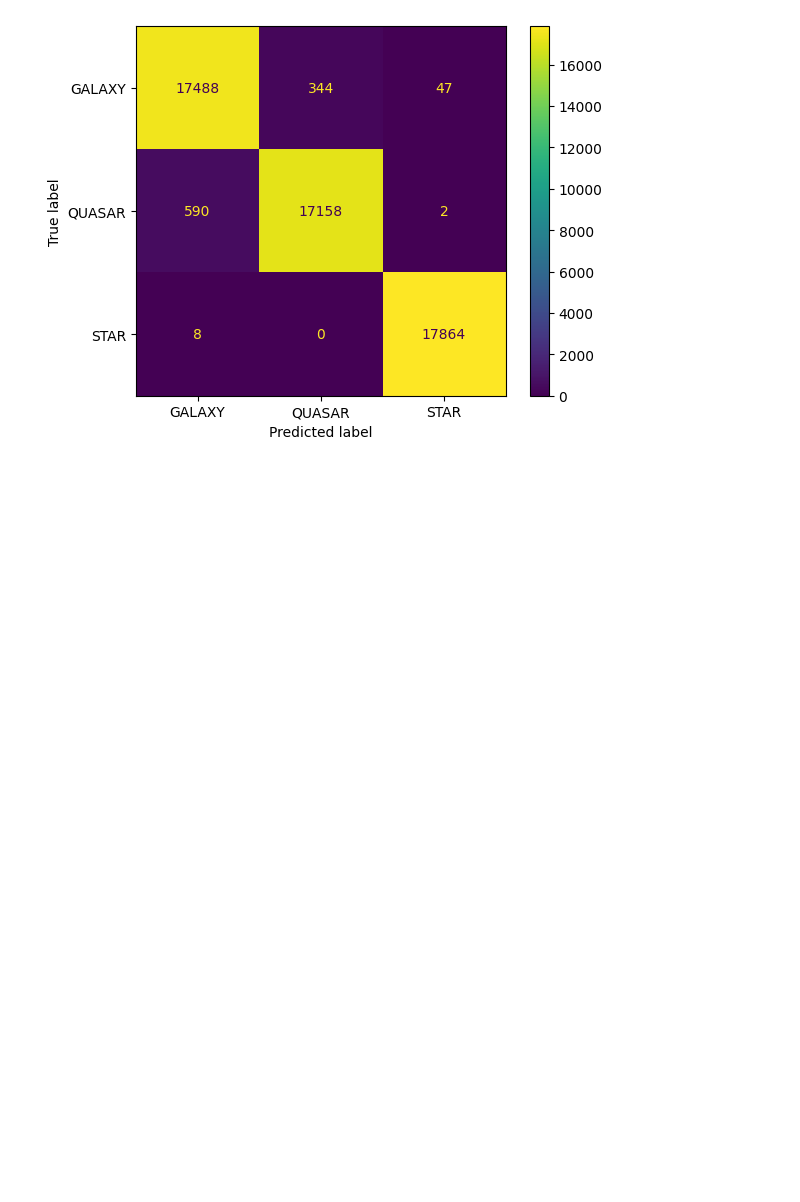
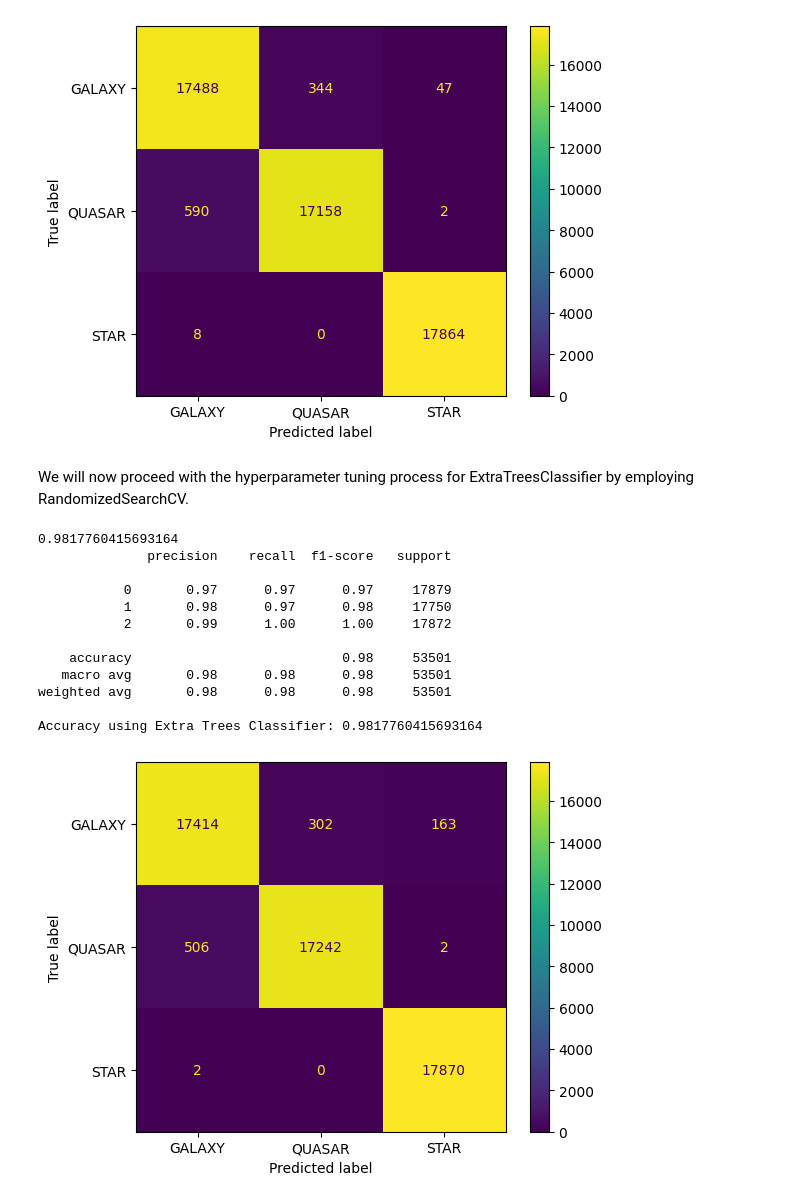
Before and after one commit to Ahmed-Estiak/stellar-classification-using-SMOTE-and-classifiers-ensemble, a Jupyter notebook: Stellar Classification (Smote, Scaled, hyperparamter tuning and ensemble).ipynb, the cells around one changed output. Cells and saved outputs as stored; diff of their text form; code cells hidden in the pictures; blank space fills up the shorter version.

Commit message:
1.1 ExtraTreesClassifier hyperparameter tuning

```diff
--- a/Stellar Classification (Smote, Scaled, hyperparamter tuning and ensemble).ipynb
+++ b/Stellar Classification (Smote, Scaled, hyperparamter tuning and ensemble).ipynb
@@ -534,3 +534,37 @@ weighted avg       0.98      0.98      0.98     53501
 
 Accuracy using optimized RFC: 0.981476981738659
 [figure]
+# %% [markdown]
+We will now proceed with the hyperparameter tuning process for ExtraTreesClassifier by employing RandomizedSearchCV.
+# %%
+from sklearn.metrics import ConfusionMatrixDisplay
+
+etc = ExtraTreesClassifier(random_state=42)
+etc.fit(X_train, y_train)
+y_predict = etc.predict(X_test)
+accuracy = accuracy_score(y_test, y_predict)
+print(accuracy)
+
+
+ConfusionMatrixDisplay.from_predictions(y_test, y_predict,
+                                        display_labels = ['GALAXY', 'QUASAR', 'STAR'])
+
+
+cr1 = classification_report(y_test, y_predict)
+print(cr1)
+accuracy_etc = etc.score(X_test, y_test)
+print("Accuracy using Extra Trees Classifier:", accuracy_etc)
+# %% [output]
+0.9817760415693164
+              precision    recall  f1-score   support
+
+           0       0.97      0.97      0.97     17879
+           1       0.98      0.97      0.98     17750
+           2       0.99      1.00      1.00     17872
+
+    accuracy                           0.98     53501
+   macro avg       0.98      0.98      0.98     53501
+weighted avg       0.98      0.98      0.98     53501
+
+Accuracy using Extra Trees Classifier: 0.9817760415693164
+[figure, added]
```
Also changed, not shown: parts of 5 cells of this notebook.
